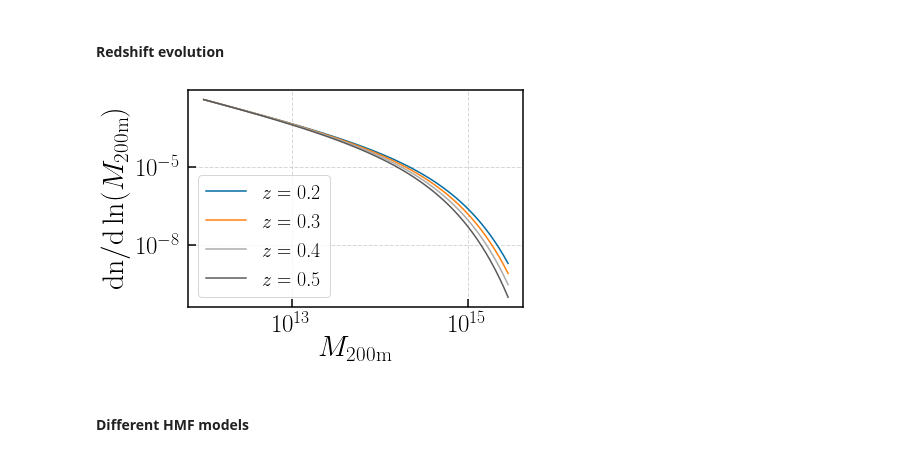
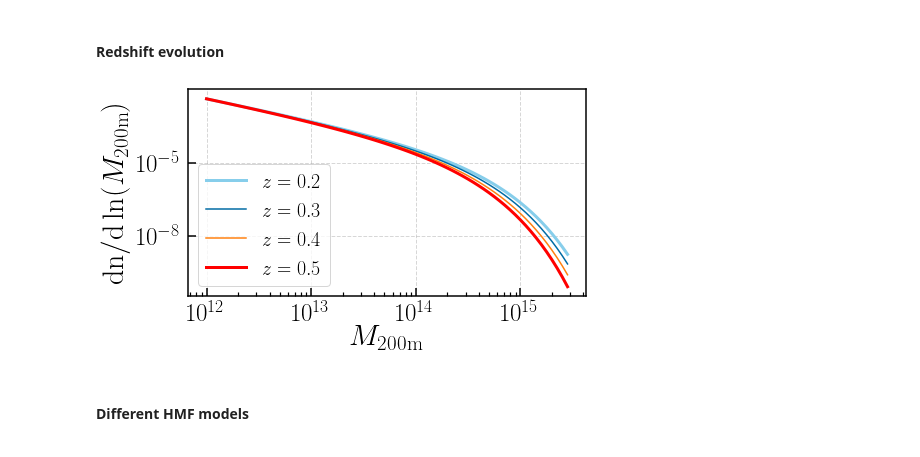
Before and after one commit to dr-guangtou/luandun, a Jupyter notebook: cosmology/cluster/hmf_basic.ipynb, the cells around one changed output. Saved outputs shown, nothing was run; the diff lists cells and outputs as text; code cells hidden in the pictures.

```diff
--- a/cosmology/cluster/hmf_basic.ipynb
+++ b/cosmology/cluster/hmf_basic.ipynb
@@ -135,16 +140,19 @@ hmf_d16_des = [
 # %% [markdown]
 #### Redshift evolution
 # %%
+plt.figure(figsize=(7, 4))
 plt.loglog()
 plt.xlabel(r'$M_{200\rm m}$', fontsize=30);
 plt.ylabel(r'${\rm dn}/{\rm d}\ln(M_{200\rm m})$', fontsize=30);
-plt.plot(mvir_arr, hmf_t08_planck[0], label=r'$z=0.2$')
+plt.plot(mvir_arr, hmf_t08_planck[0], label=r'$z=0.2$', color='skyblue', linewidth=3)
 plt.plot(mvir_arr, hmf_t08_planck[1], label=r'$z=0.3$')
 plt.plot(mvir_arr, hmf_t08_planck[2], label=r'$z=0.4$')
-plt.plot(mvir_arr, hmf_t08_planck[3], label=r'$z=0.5$')
+plt.plot(mvir_arr, hmf_t08_planck[3], label=r'$z=0.5$', color='red', linewidth=3)
 plt.legend(fontsize=20, loc='best');
+plt.tight_layout()
+plt.savefig('/Users/song/Desktop/hmf_t08_planck.png', dpi=200)
 # %% [output]
-[figure, old version]
+[figure, new version]
 # %% [markdown]
 #### Different HMF models
 # %%
```
Also changed, not shown: parts of 9 cells of this notebook, 5 other files.
